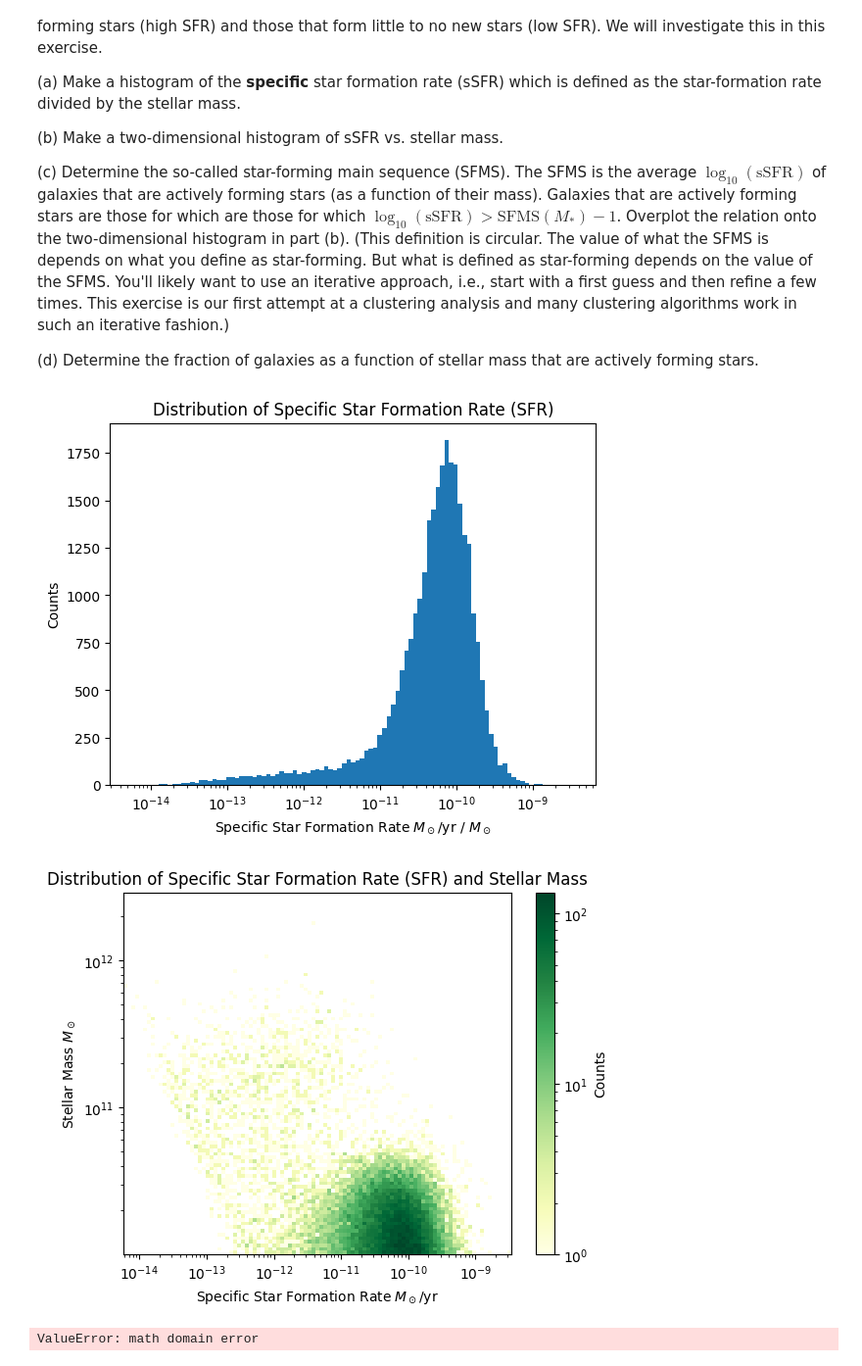
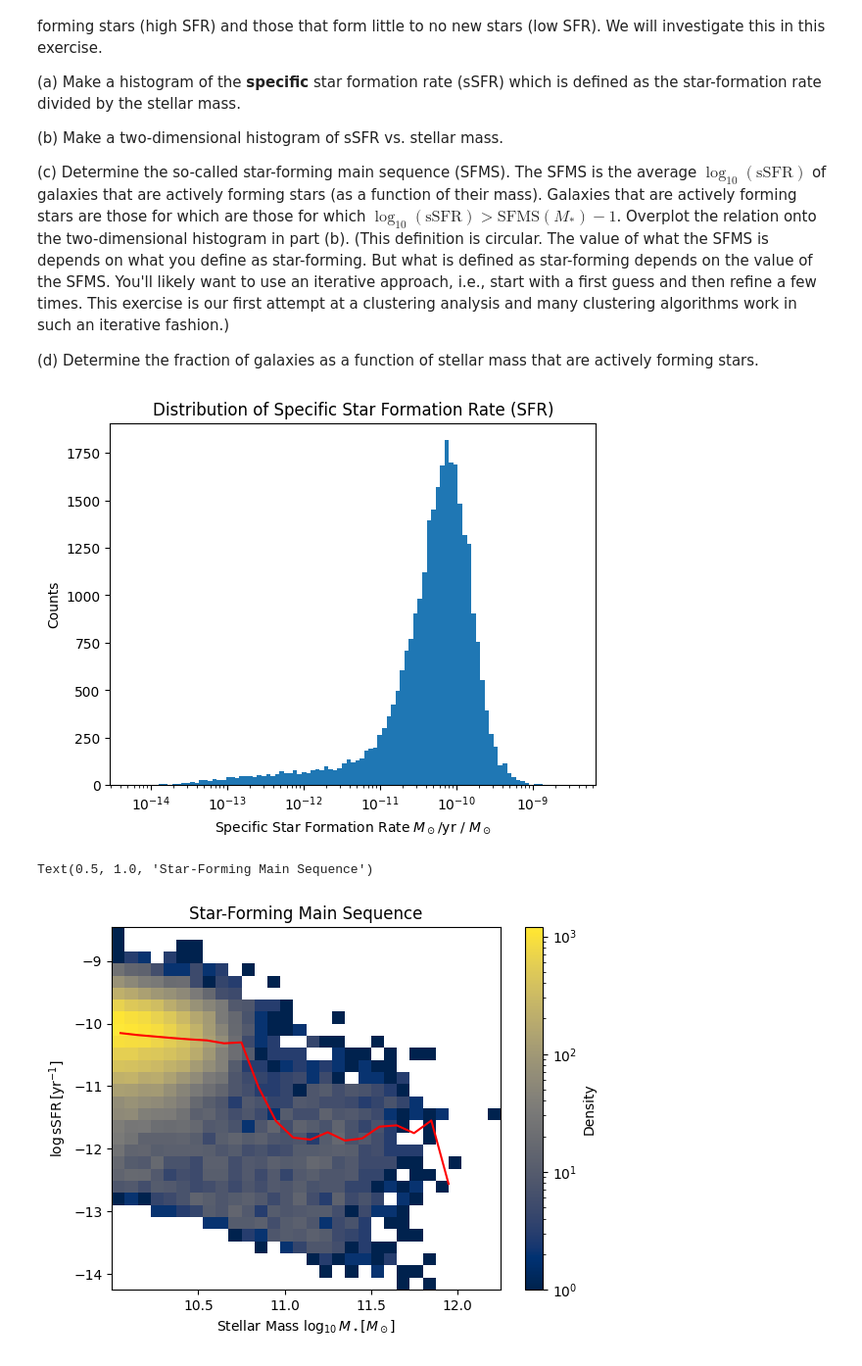
Before and after one commit to queue-h/ISCI-396, a Jupyter notebook: data_visualization/Class_3.ipynb, the cells around one changed output. Shown at 98% size. Cells and saved outputs as stored; diff of their text form; code cells hidden in the pictures.

Commit message:
finished data visualization worksheet

```diff
--- a/data_visualization/Class_3.ipynb
+++ b/data_visualization/Class_3.ipynb
@@ -371,7 +371,16 @@ import pandas as pd
 import matplotlib.pyplot as plt
 import numpy as np
 from matplotlib import colormaps
+from matplotlib.colors import LogNorm
 import math
+
+
+def get_min_num(num_list):
+    min_num = max(num_list)
+    for x in num_list:
+        if x < min_num and x != 0:
+            min_num = x
+    return min_num
 
 data = pd.read_csv("./data/Class_3_galaxies.csv")
 
@@ -381,31 +390,44 @@ ssfr_list = sfr_list / mass_list
 
 plt.xscale('log')
 
-min_num = max(ssfr_list)
-for x in ssfr_list:
-    if x < min_num and x != 0:
-        min_num = x
-x_bins = np.geomspace(min_num, max(ssfr_list), 100)
+x_bins = np.geomspace(get_min_num(ssfr_list), max(ssfr_list), 100)
 
 plt.hist(ssfr_list, bins = x_bins)
 plt.title('Distribution of Specific Star Formation Rate (SFR)')
 plt.xlabel(r'Specific Star Formation Rate $M_\odot / \mathrm{yr}$ / $M_\odot$')
 plt.ylabel('Counts')
 plt.show()
-
-
-plt.xscale('log')
-plt.yscale('log')
-
-y_bins = np.geomspace(min(mass_list), max(mass_list), 100)
-
-plt.hist2d(ssfr_list, mass_list, norm = LogNorm(), cmap = colormaps['YlGn'], bins = (x_bins, y_bins))
-plt.colorbar(label = 'Counts')
-plt.title('Distribution of Specific Star Formation Rate (SFR) and Stellar Mass')
-plt.xlabel(r'Specific Star Formation Rate $M_\odot / \mathrm{yr}$')
-plt.ylabel(r'Stellar Mass $M_\odot$')
-plt.show()
 # %% [output]
 [figure]
-[figure, removed]
-ValueError: math domain error
+# %%
+import pandas as pd
+import matplotlib.pyplot as plt
+import numpy as np
+from matplotlib.colors import LogNorm
+from matplotlib import colormaps
+
+data_file = pd.read_csv('./data/Class_3_galaxies.csv')
+sf_list = data_file[data_file['sfr'] > 0].copy()
+sf_list['log ssfr'] = np.log10(sf_list['sfr'] / sf_list['mstar'])
+
+mass_bins = np.logspace(10, 12, 21)
+log_ssfr_bins = []
+
+for mstar_min, mstar_max in zip(mass_bins[:-1], mass_bins[1:]):
+    data_bin = sf_list[(sf_list['mstar'] > mstar_min) & (sf_list['mstar'] <= mstar_max)]
+    log_ssfr = np.mean(data_bin['log ssfr'])
+    for i in range(10):
+        is_sf = data_bin['log ssfr'] >= log_ssfr - 1
+        log_ssfr = np.mean(data_bin[is_sf]['log ssfr'])
+    log_ssfr_bins.append(log_ssfr)
+
+plt.hist2d(np.log10(sf_list['mstar']), sf_list['log ssfr'], norm=LogNorm(), bins=30, cmap = colormaps['cividis'])
+plt.colorbar(label='Density')
+mstar = np.sqrt(mass_bins[1:] * mass_bins[:-1])
+plt.plot(np.log10(mstar), log_ssfr_bins, color='red')
+plt.xlabel(r'Stellar Mass $\log_{10} M_\star [M_\odot]$')
+plt.ylabel(r'$\log \mathrm{sSFR} \, [\mathrm{yr}^{-1}]$')
+plt.title('Star-Forming Main Sequence')
+# %% [output]
+Text(0.5, 1.0, 'Star-Forming Main Sequence')
+[figure, added]
```
